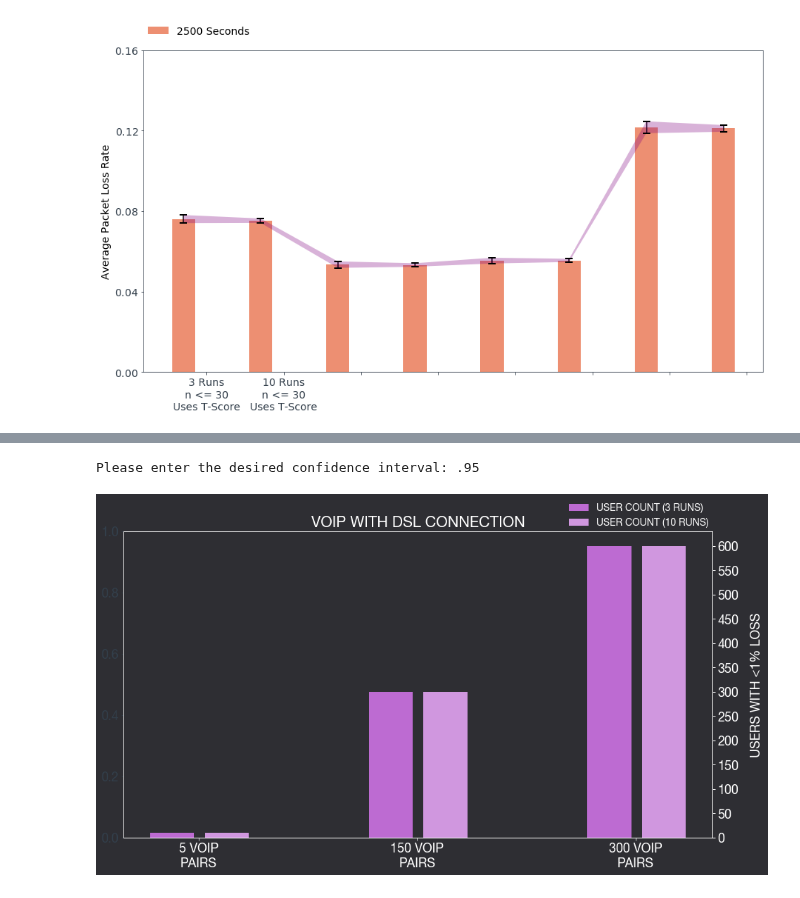
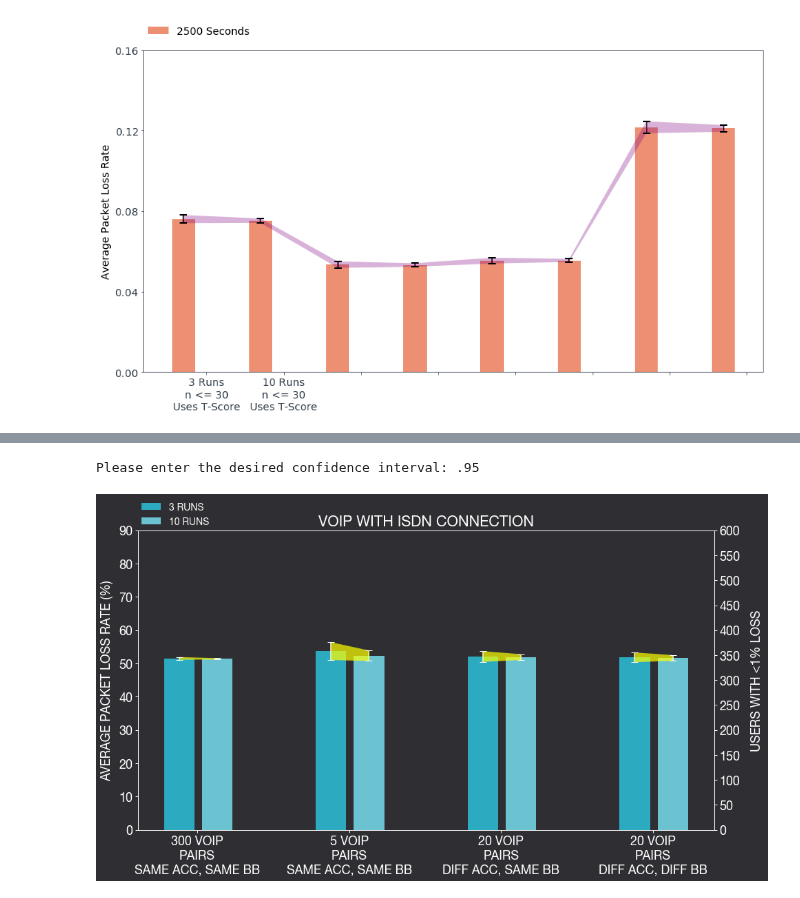
Before and after one commit to royruiz-dev/DataAutomation_SimComNets, a Jupyter notebook: SiMCN-Ex07/SimComNet_Ex07_Results_Analysis.ipynb, the cells around one changed output, grey strips where cells are left out. Cells and saved outputs as stored; diff of their text form; code cells hidden in the pictures.

Commit message:
Changed configuration for ISDN with VOIP for better comparison, modified the bash scripts and python script

```diff
--- a/SiMCN-Ex07/SimComNet_Ex07_Results_Analysis.ipynb
+++ b/SiMCN-Ex07/SimComNet_Ex07_Results_Analysis.ipynb
@@ -1358,15 +1332,23 @@ import os
 
 path = os.getcwd()
 
+
+#- Scenario 8 (users [12 pairs] on same access router trying to communicate, same backbone) -- repeat: 3
+#- Scenario 9 (Two users [1 pair] on same access router trying to communicate, same backbone) -- repeat: 3
+#- Scenario 7 (users [4 pairs] on different access routers trying to communicate, same backbone) -- repeat: 3
+#- Scenario 6 (users [4 pairs] on different access routers trying to communicate, different backbone) -- repeat: 3
+
 class Result_Analysis():
 
     def read_file(self, file_number):
-        dict_ = {1: path+'/New_results/VOIP_DSL_rpt03_scenario_03_PAIRS_5_PK_Loss_Rate.csv',
-                 2: path+'/New_results/VOIP_DSL_rpt03_scenario_03_PAIRS_150_PK_Loss_Rate.csv',
-                 3: path+'/New_results/VOIP_DSL_rpt03_scenario_03_PAIRS_300_PK_Loss_Rate.csv',
-                 4: path+'/New_results/VOIP_DSL_rpt10_scenario_03_PAIRS_5_PK_Loss_Rate.csv',
-                 5: path+'/New_results/VOIP_DSL_rpt10_scenario_03_PAIRS_150_PK_Loss_Rate.csv',
-                 6: path+'/New_results/VOIP_DSL_rpt10_scenario_03_PAIRS_300_PK_Loss_Rate.csv'
+        dict_ = {1: path+'/New_results/VOIP_ISDN_rpt03_scenario_08_PAIRS_300_PK_Loss_Rate.csv',
+                 2: path+'/New_results/VOIP_ISDN_rpt03_scenario_09_PAIRS_5_PK_Loss_Rate.csv',
+                 3: path+'/New_results/VOIP_ISDN_rpt03_scenario_07_PAIRS_20_PK_Loss_Rate.csv',
+                 4: path+'/New_results/VOIP_ISDN_rpt03_scenario_06_PAIRS_20_PK_Loss_Rate.csv',
+                 5: path+'/New_results/VOIP_ISDN_rpt10_scenario_08_PAIRS_300_PK_Loss_Rate.csv',
+                 6: path+'/New_results/VOIP_ISDN_rpt10_scenario_09_PAIRS_5_PK_Loss_Rate.csv',
+                 7: path+'/New_results/VOIP_ISDN_rpt10_scenario_07_PAIRS_20_PK_Loss_Rate.csv',
+                 8: path+'/New_results/VOIP_ISDN_rpt10_scenario_06_PAIRS_20_PK_Loss_Rate.csv'
                 }
         cols = ['run', 'timelimit', 'repetition', 'Module', 'Name', 'Avg_Loss_Rate']
         data = pd.read_csv(dict_[file_number], delimiter=',', skiprows=[0], names=cols)
@@ -1386,7 +1368,7 @@ class Result_Analysis():
             if (df['Avg_Loss_Rate'][i] < 0.01):
                 avgPKL_user_count += 1
 
-        array = {'array_2500': avgPKL_1000s_arr}
+        array = {'array_1000': avgPKL_1000s_arr}
         count = avgPKL_user_count
         return array, count
 
@@ -1450,7 +1432,7 @@ while run:
         t_dict = {}
         z_dict = {}
         user_count_arr = []
-        for number in range(1,7):
+        for number in range(1,9):
             file_number = number
 
             obj = Result_Analysis()
@@ -1474,20 +1456,20 @@ while run:
         barWidth = 0.2
 
         # Choose the height of the bars
-        bars_count_rpt03 = [math.ceil(user_count_arr[index]/3) for index, value in enumerate(user_count_arr) if index <= 2]
-        bars_count_rpt10 = [math.ceil(user_count_arr[index]/10) for index, value in enumerate(user_count_arr) if index > 2]
+        bars_count_rpt03 = [math.ceil(user_count_arr[index]/3) for index, value in enumerate(user_count_arr) if index <= 3]
+        bars_count_rpt10 = [math.ceil(user_count_arr[index]/10) for index, value in enumerate(user_count_arr) if index > 3]
 
-        bars_1000s_rpt03 = [mean_dict[i][0] for i in mean_dict if i <= 3]
-        bars_1000s_rpt10 = [mean_dict[i][0] for i in mean_dict if i > 3]
+        bars_1000s_rpt03 = [mean_dict[i][0] for i in mean_dict if i <= 4]
+        bars_1000s_rpt10 = [mean_dict[i][0] for i in mean_dict if i > 4]
 
         # Upper and lower limits for confidence interval (error bars) used for fill_between method
-        yer_1000s_l_rpt03 = [t_dict[1][0][0], t_dict[2][0][0], t_dict[3][0][0]]
+        yer_1000s_l_rpt03 = [t_dict[1][0][0], t_dict[2][0][0], t_dict[3][0][0], t_dict[4][0][0]]
 
-        yer_1000s_u_rpt03 = [t_dict[1][0][1], t_dict[2][0][1], t_dict[3][0][1]]
+        yer_1000s_u_rpt03 = [t_dict[1][0][1], t_dict[2][0][1], t_dict[3][0][1], t_dict[4][0][1]]
 
-        yer_1000s_l_rpt10 = [t_dict[4][0][0], t_dict[5][0][0], t_dict[6][0][0]]
+        yer_1000s_l_rpt10 = [t_dict[5][0][0], t_dict[6][0][0], t_dict[7][0][0], t_dict[8][0][0]]
 
-        yer_1000s_u_rpt10 = [t_dict[4][0][1], t_dict[5][0][1], t_dict[6][0][1]]
+        yer_1000s_u_rpt10 = [t_dict[5][0][1], t_dict[6][0][1], t_dict[7][0][1], t_dict[8][0][1]]
 
         # Choose the height of the confidence interval (error bars) for errorbar method
         yer_1000s_rpt03 = [(u - l)/2 for u, l in zip(yer_1000s_u_rpt03, yer_1000s_l_rpt03)]
@@ -1498,10 +1480,10 @@ while run:
         r_1000s_rpt10 = [x + barWidth + .05 for x in r_1000s_rpt03]
 
         #Parameter setting for plotting
-        #plt.rcParams['axes.edgecolor']='#333F4B'
+        plt.rcParams['axes.edgecolor']='#333F4B'
         plt.rcParams['axes.linewidth']=0.8
         plt.rcParams['xtick.color']='#FFFFFF'
-        #plt.rcParams['ytick.color']='#333F4B'
+        plt.rcParams['ytick.color']='#333F4B'
         plt.rcParams.update({'font.size': 18})
         plt.rcParams["legend.edgecolor"] = 'inherit'
         plt.rcParams["axes.edgecolor"] = 'white'
@@ -1515,52 +1497,52 @@ while run:
         ax2 = ax1.twinx()
 
         # Create 1000s_rpt03 bars
-        #ax1.bar(r_1000s_rpt03, bars_1000s_rpt03, width = barWidth, color = '#2CAAC0', label='3 RUNS')
-        #ax1.errorbar(r_1000s_rpt03, bars_1000s_rpt03, yerr=yer_1000s_rpt03, color = 'white', capthick=1, capsize=5, fmt=' ')
+        ax1.bar(r_1000s_rpt03, bars_1000s_rpt03, width = barWidth, color = '#2CAAC0', label='3 RUNS')
+        ax1.errorbar(r_1000s_rpt03, bars_1000s_rpt03, yerr=yer_1000s_rpt03, color = 'white', capthick=1, capsize=5, fmt=' ')
 
         # Create 1000s_rpt10 bars
-        #ax1.bar(r_1000s_rpt10, bars_1000s_rpt10, width = barWidth, color = '#6BC3D2', label='10 RUNS')
-        #ax1.errorbar(r_1000s_rpt10, bars_1000s_rpt10, yerr=yer_1000s_rpt10, color = 'white', capthick=1, capsize=5, fmt=' ')
+        ax1.bar(r_1000s_rpt10, bars_1000s_rpt10, width = barWidth, color = '#6BC3D2', label='10 RUNS')
+        ax1.errorbar(r_1000s_rpt10, bars_1000s_rpt10, yerr=yer_1000s_rpt10, color = 'white', capthick=1, capsize=5, fmt=' ')
 
-        #r_pairs = [[x, y] for x,y in zip(r_1000s_rpt03, r_1000s_rpt10)]
-        #yer_l = [[x,y] for x,y in zip(yer_1000s_l_rpt03, yer_1000s_l_rpt10)]
-        #yer_u = [[x,y] for x,y in zip(yer_1000s_u_rpt03, yer_1000s_u_rpt10)]
+        r_pairs = [[x, y] for x,y in zip(r_1000s_rpt03, r_1000s_rpt10)]
+        yer_l = [[x,y] for x,y in zip(yer_1000s_l_rpt03, yer_1000s_l_rpt10)]
+        yer_u = [[x,y] for x,y in zip(yer_1000s_u_rpt03, yer_1000s_u_rpt10)]
 
-        #for i in range(len(r_pairs)):
-        #    ax1.fill_between(r_pairs[i], yer_l[i], yer_u[i], facecolor='yellow', alpha=0.7, zorder=2)
+        for i in range(len(r_pairs)):
+            ax1.fill_between(r_pairs[i], yer_l[i], yer_u[i], facecolor='yellow', alpha=0.7, zorder=2)
 
         ax2.bar(r_1000s_rpt03, bars_count_rpt03, width = barWidth, color = '#BD6BD2', label='USER COUNT (3 RUNS)')
         ax2.bar(r_1000s_rpt10, bars_count_rpt10, width = barWidth, color = '#D097DF', label='USER COUNT (10 RUNS)')
 
 
-        labels = ['5 VOIP\nPAIRS','150 VOIP\nPAIRS','300 VOIP\nPAIRS']
+        labels = ['300 VOIP\nPAIRS\nSAME ACC, SAME BB','5 VOIP\nPAIRS\nSAME ACC, SAME BB','20 VOIP\nPAIRS\nDIFF ACC, SAME BB', '20 VOIP\nPAIRS\nDIFF ACC, DIFF BB']
         x = np.arange(len(labels))  # the label locations
-        ax1.set_xticks(x+0.12)
+        ax1.set_xticks(x+0.119)
         ax1.set_xticklabels(labels ,color = '#FFFFFF')
-        #ax1.tick_params(direction='out', length=4, width=1, colors='w')
+        ax1.tick_params(direction='out', length=4, width=1, colors='w')
 
-        #ax1.set_yticks(np.arange(0, 0.1, 0.02))
-        #ax1.set_ylabel(' ', labelpad=16, color = '#FFFFFF')
+        ax1.set_yticks(np.arange(0.0, 100.0, 10.0))
+        ax1.set_ylabel('AVERAGE PACKET LOSS RATE (%)', labelpad=8, color = '#FFFFFF')
 
         ax2.set_yticks(np.arange(0, 650, 50))
         ax2.tick_params(direction='out', length=4, width=1, colors='w')
         ax2.set_ylabel('USERS WITH <1% LOSS', labelpad=16, color = '#FFFFFF')
-        ax1.set_title('VOIP WITH DSL CONNECTION', color = '#FFFFFF')
+        ax1.set_title('VOIP WITH ISDN CONNECTION', color = '#FFFFFF')
 
-        #leg1 = ax1.legend(fontsize = 14, loc='lower left', bbox_to_anchor= (0.0, 1.0), ncol=1, borderaxespad=0, frameon=False)
-        leg2 = ax2.legend(fontsize = 14, loc='lower right', bbox_to_anchor= (1.0, 1.0), ncol=1, borderaxespad=0, frameon=False)
-        #for text in leg1.get_texts():
+        leg1 = ax1.legend(fontsize = 14, loc='lower left', bbox_to_anchor= (0.0, 1.0), ncol=1, borderaxespad=0, frameon=False)
+        #leg2 = ax2.legend(fontsize = 14, loc='lower right', bbox_to_anchor= (1.0, 1.0), ncol=1, borderaxespad=0, frameon=False)
+        for text in leg1.get_texts():
+            text.set_color("white")
+        #for text in leg2.get_texts():
         #    text.set_color("white")
-        for text in leg2.get_texts():
-            text.set_color("white")
 
         plt.show()
 
         #print(f'\n\n\nCI based on T-score: \n{t_dict}')
         #print(f'\n\n\nCI based on Z-score: \n{z_dict}')
         #print(f'\n\n\nMean:{mean_dict}')
 
         run = False
 # %% [output]
 Please enter the desired confidence interval: .95
-[figure, old version]
+[figure, new version]
```
Also changed, not shown: parts of 12 cells of this notebook, 4 other files.
